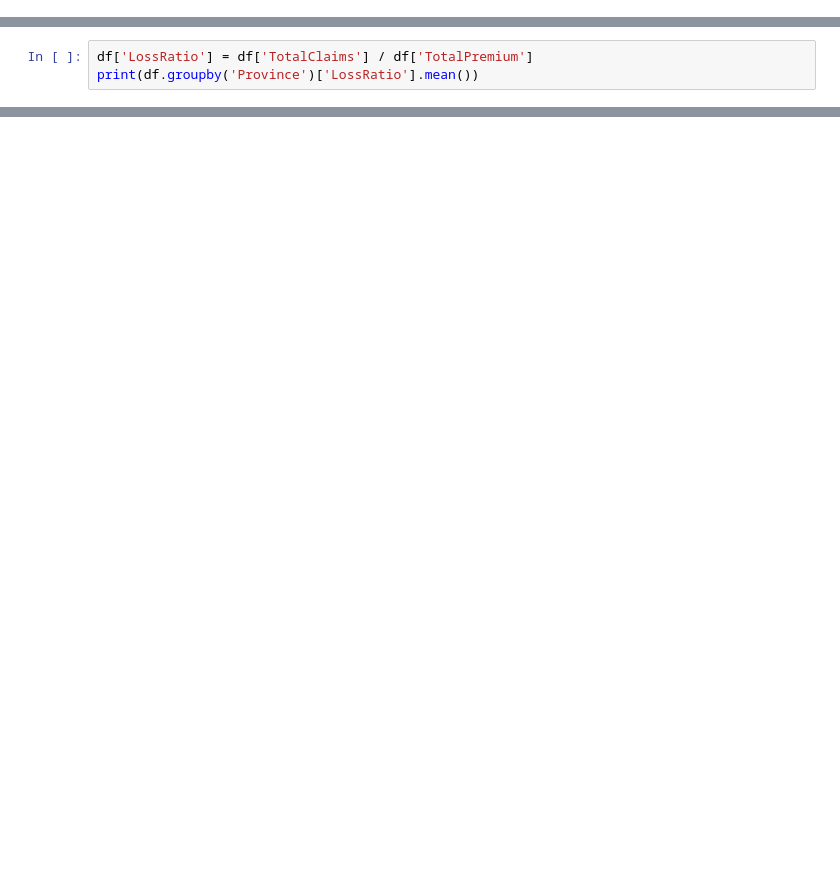
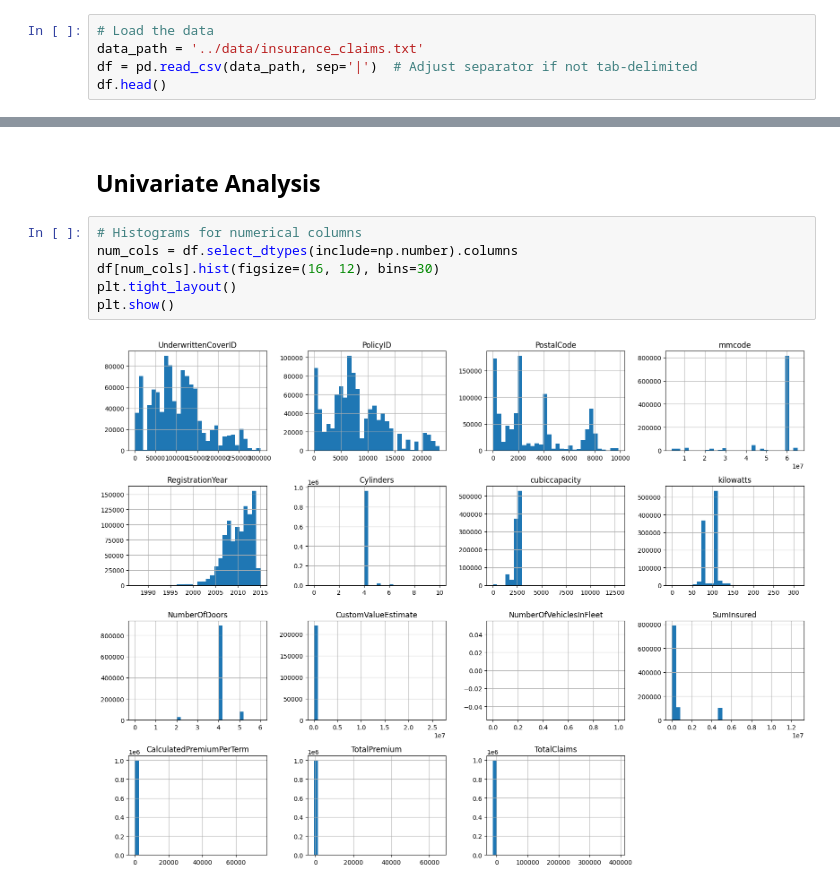
Before and after one commit to YonatanBest/B5W3-End-to-End-Insurance-Risk-Analytics-and-Predictive-Modeling, a Jupyter notebook: notebooks/01_eda.ipynb, the cells around one changed output, grey strips where cells are left out. Drawn from its saved outputs; the diff is of its cells as text; blank space fills up the shorter version.

```diff
--- a/notebooks/01_eda.ipynb
+++ b/notebooks/01_eda.ipynb
@@ -8,0 +15,5 @@ df['TransactionMonth'] = pd.to_datetime(df['TransactionMonth'])
+# %%
+# Load the data
+data_path = '../data/insurance_claims.txt'
+df = pd.read_csv(data_path, sep='|')  # Adjust separator if not tab-delimited
+df.head()
@@ -55,3 +67,0 @@ plt.show()
-# %%
-df['LossRatio'] = df['TotalClaims'] / df['TotalPremium']
-print(df.groupby('Province')['LossRatio'].mean())
@@ -76,0 +90,10 @@ plt.show
+# %% [markdown]
+## Univariate Analysis
+# %%
+# Histograms for numerical columns
+num_cols = df.select_dtypes(include=np.number).columns
+df[num_cols].hist(figsize=(16, 12), bins=30)
+plt.tight_layout()
+plt.show()
+# %% [output]
+[figure, added]
```
Also changed, not shown: parts of 20 cells of this notebook.
